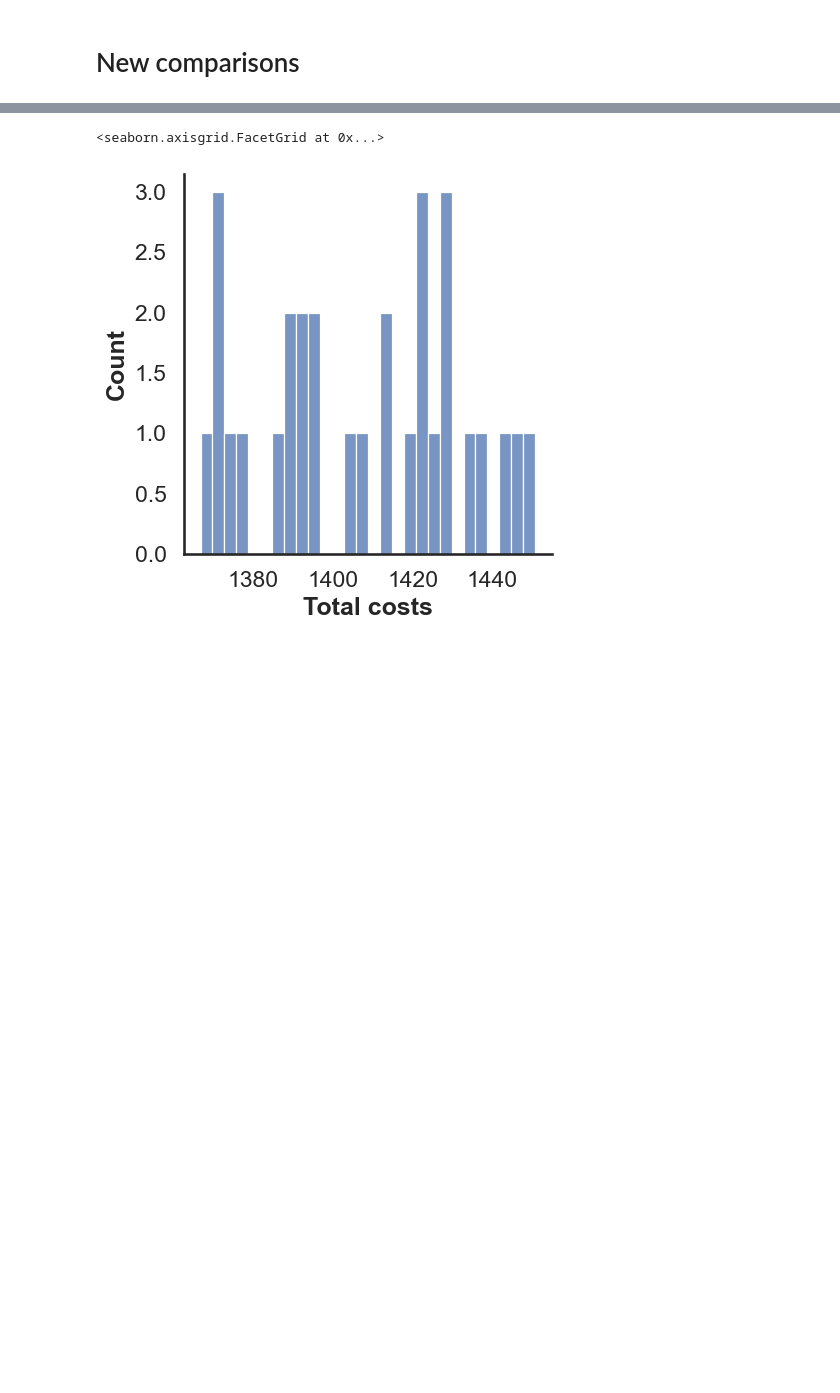
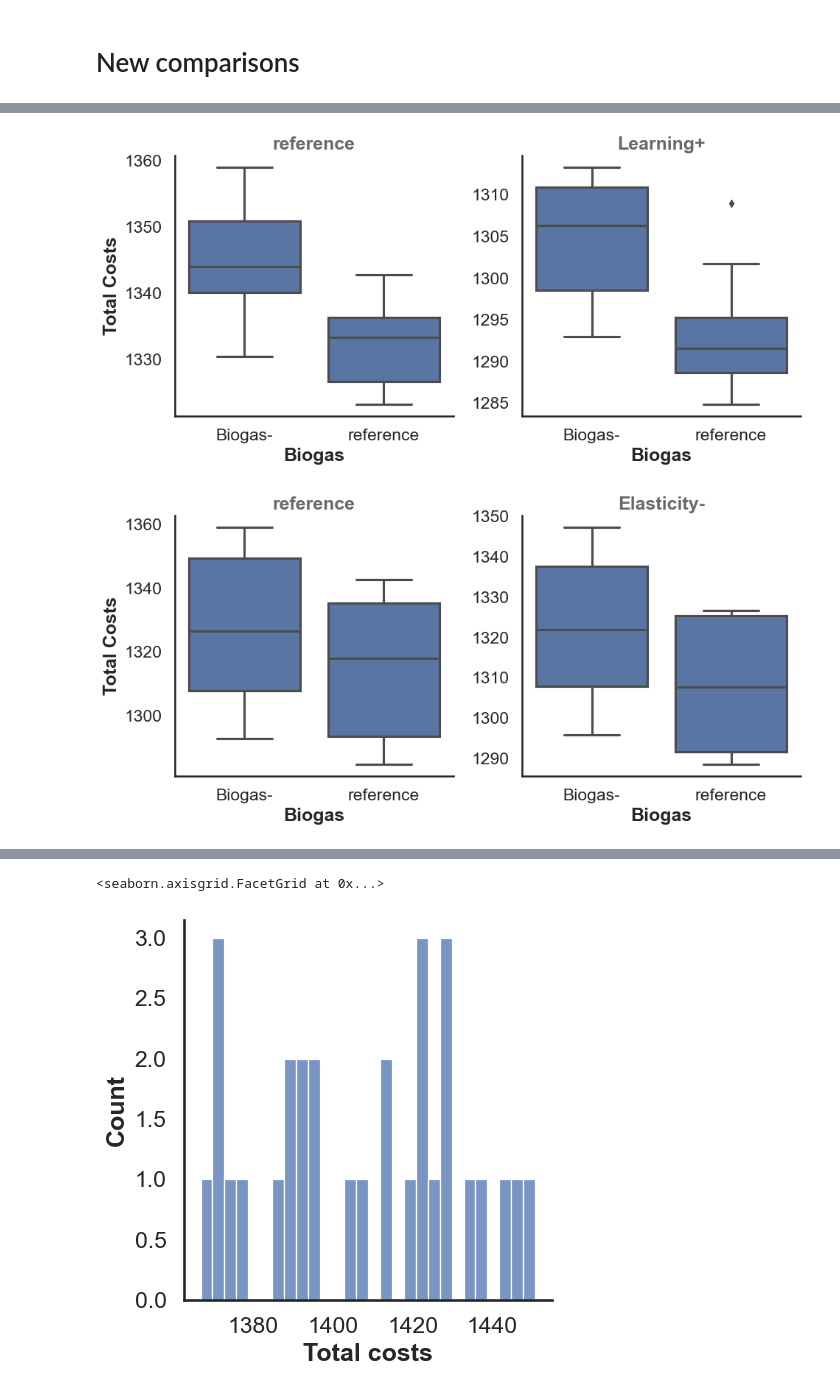
Before and after one commit to CIRED/EOLES-Coupling, a Jupyter notebook: analysis_xps_ban.ipynb, the cells around one changed output, grey strips where cells are left out. Saved outputs shown, nothing was run; the diff lists cells and outputs as text; code cells hidden in the pictures; blank space fills up the shorter version.

```diff
--- a/analysis_xps_ban.ipynb
+++ b/analysis_xps_ban.ipynb
@@ -60,0 +72,22 @@ total_system_costs.shape
+# %%
+L = ['learning', 'elasticity']  # Add your variables here
+
+for variable in L:
+    # Create a FacetGrid for each variable. Since we are not faceting by row or column, we use hue.
+    g = sns.FacetGrid(scenarios_complete, col=variable, col_wrap=2, sharex=False, sharey=False, height=5, aspect=1)
+
+    # Map a boxplot to the FacetGrid
+    g.map(sns.boxplot, 'biogas', 'Total costs', order=sorted(scenarios_complete['biogas'].unique()))
+
+    # Adjust the axis labels and plot titles as needed
+    g.set_axis_labels('Biogas', 'Total Costs')
+    g.set_titles('{col_name}')
+
+    # Adjust the layout so titles and labels don't overlap
+    g.fig.tight_layout(w_pad=1)
+
+    # Show the plot
+plt.show()
+# %% [output]
+[figure, added]
+[figure, added]
```
Also changed, not shown: parts of 18 cells of this notebook, 1 other file.
